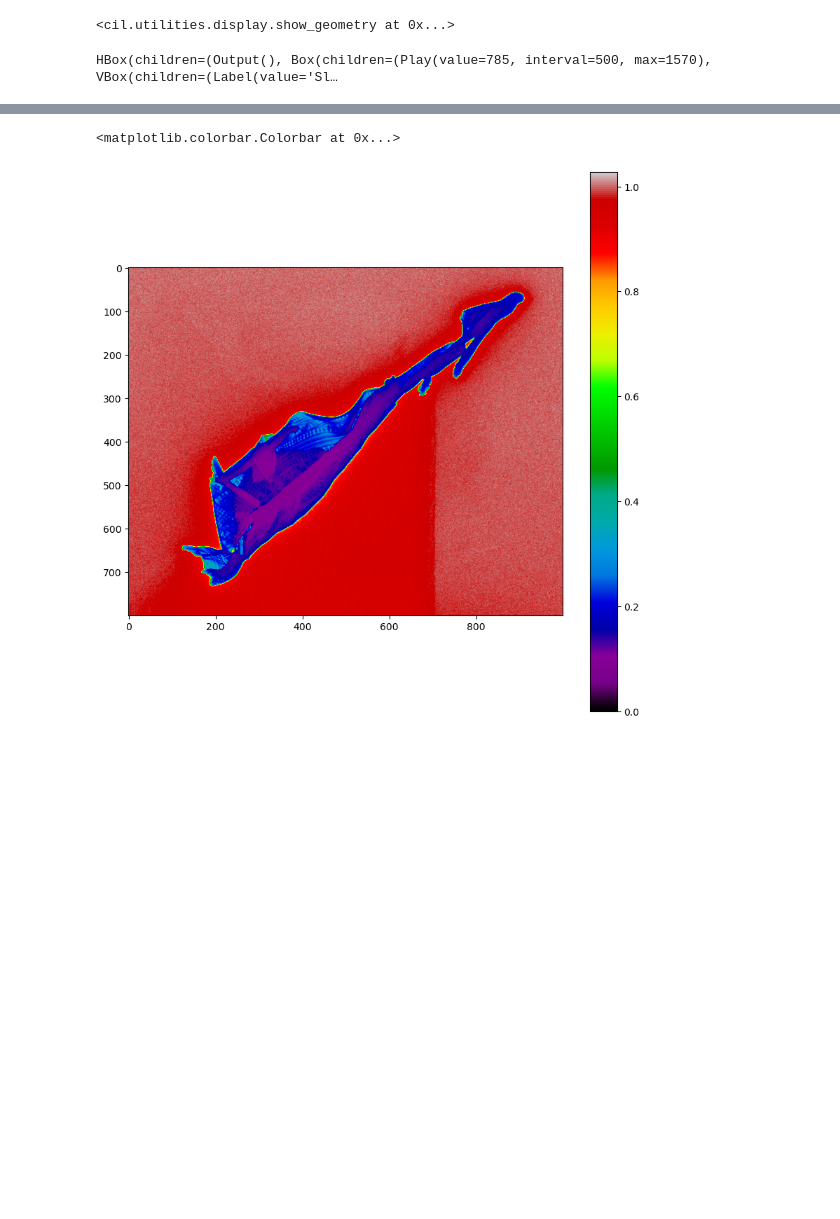
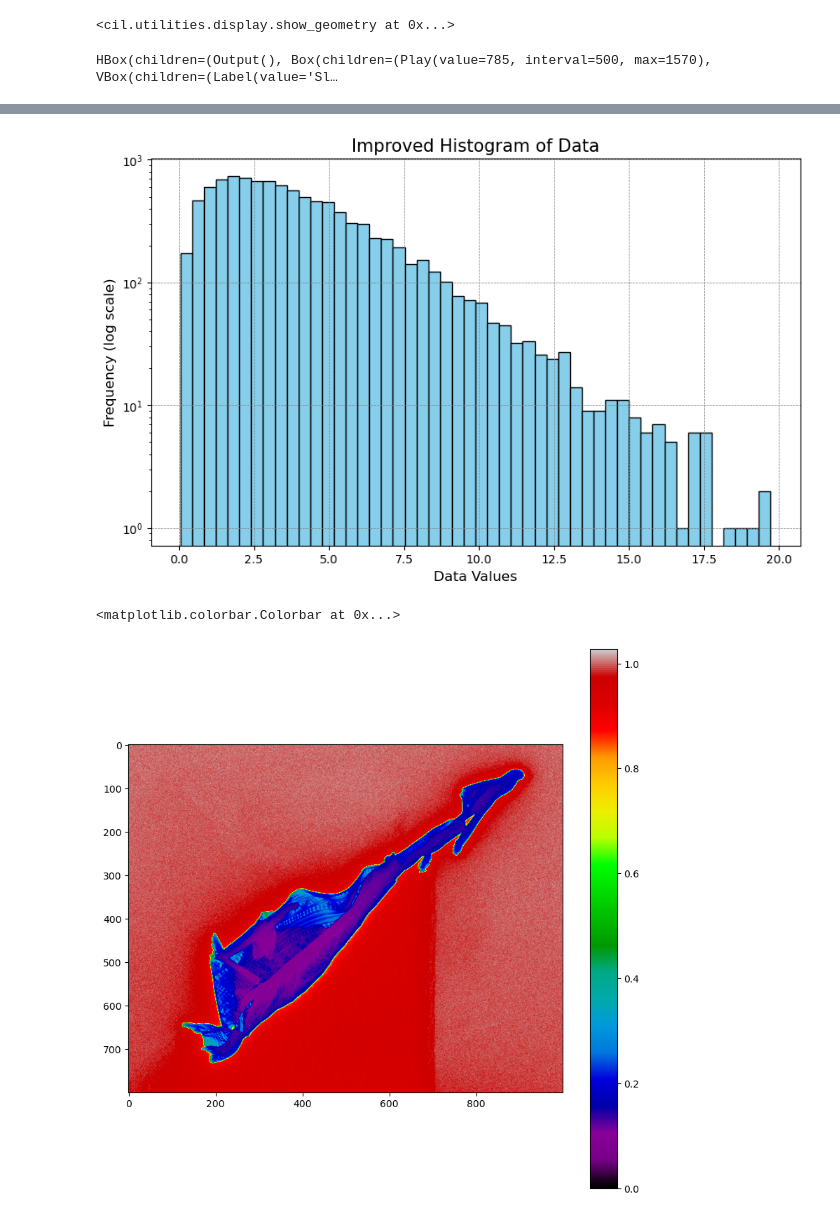
Before and after one commit to Lachrynier/s214743_bsc, a Jupyter notebook: notebooks/examine_X20_3D.ipynb, the cells around one changed output, grey strips where cells are left out. Cells and saved outputs as stored; diff of their text form; code cells hidden in the pictures; blank space fills up the shorter version.

```diff
--- a/notebooks/examine_X20_3D.ipynb
+++ b/notebooks/examine_X20_3D.ipynb
@@ -133,3 +139,28 @@ plt.show()
+# %%
+# Sample data generation (replace with your actual data)
+data123 = np.random.gamma(shape=2.0, scale=2.0, size=10000)
+
+# Set the size of the figure
+plt.figure(figsize=(10, 6))
+
+# Creating histogram with adjustments
+n, bins, patches = plt.hist(data123, bins=50, color='skyblue', edgecolor='black')
+
+# Set log scale for the y-axis
+plt.yscale('log')
+
+# Adding grid
+plt.grid(True, linestyle='--', linewidth=0.5, color='gray')
+
+# Adding labels and title
+plt.xlabel('Data Values', fontsize=12)
+plt.ylabel('Frequency (log scale)', fontsize=12)
+plt.title('Improved Histogram of Data', fontsize=15)
+
+# Show plot
+plt.show()
+# %% [output]
+[figure, added]
 # %%
 plt.figure(figsize=(10,10))
 plt.imshow(data_sliced.as_array()[1135,:,:],cmap='nipy_spectral',vmin=0)
```
Also changed, not shown: parts of 2 cells of this notebook, 30 other files.
